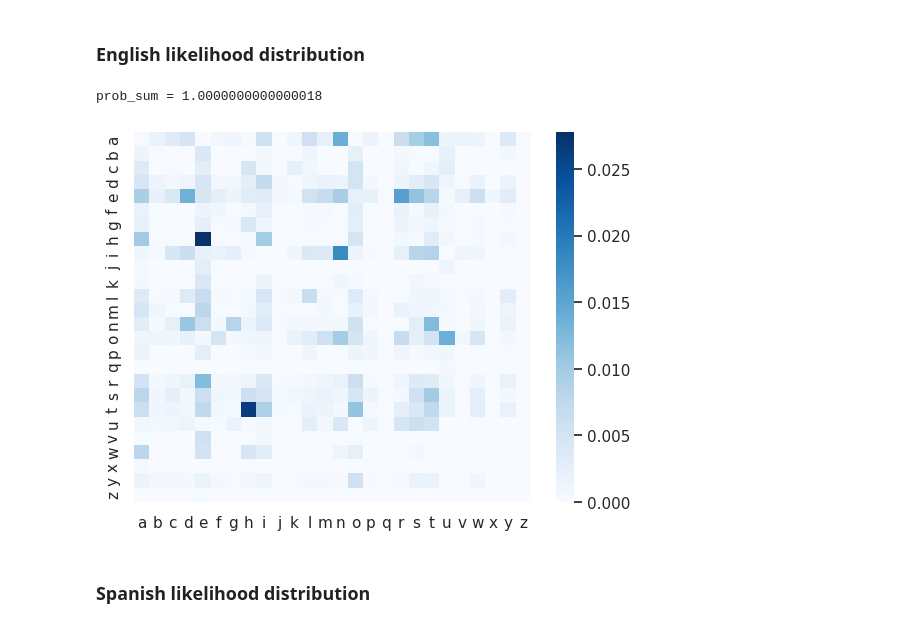
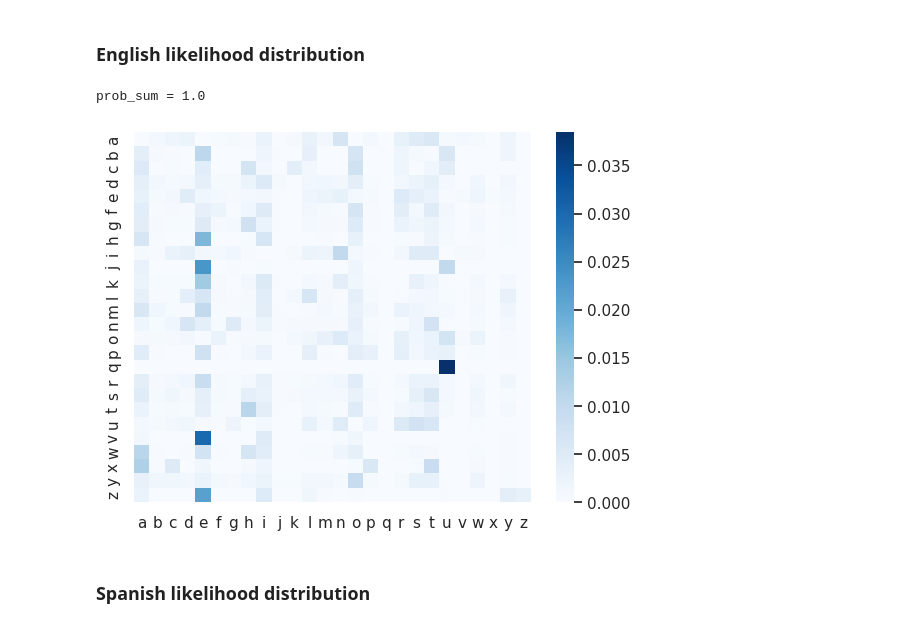
Before and after one commit to jrsalgadoASW/hw3_language_model_joint_conditional, a Jupyter notebook: model_creation.ipynb, the cells around one changed output. Drawn from its saved outputs; the diff is of its cells as text; code cells hidden in the pictures.

Commit message:
Fixed conditional probabilities

```diff
--- a/model_creation.ipynb
+++ b/model_creation.ipynb
@@ -63,14 +63,20 @@ def get_number_of_characters(s: str)->int:
 # %%
 #create matrix with biagram
 def create_biagram()->np.array:
+    """
+    @return a matrix filled with zeroes of size n_char x n_char
+    """
     #The only characters we are going to consider.
     all_characters: list = list(string.ascii_lowercase)
     n_characters = len(all_characters)
     #create the matrix of size n_characters
     biagram: np.array = np.zeros((n_characters,n_characters))
     return biagram
-
 def get_filled_biagram(filename: str)->np.array:
+    """
+    @input filename: Name of the short story
+    @return matrix with character count, and the count of the next character
+    """
     text = read_clean_text(filename)
     #create the matrix of size n_characters
     biagram: np.array = create_biagram()
@@ -270,13 +282,13 @@ print(" Spanish accuracy:", CorrectES/(CorrectES+FailsES),
 ## Conditional
 # %% [markdown]
 ### English likelihood distribution
-# %%
-EN_dist = get_filled_biagram(short_story_name_english)
-# graph_matrix_heatmap(biagram)
-EN_dist = get_conditional_probabilities(EN_dist)
-graph_matrix_heatmap(EN_dist)
-# %% [output]
-prob_sum = 1.0000000000000018
-[figure, removed]
+# %%
+EN_dist_marg = get_character_count(short_story_name_english)
+EN_dist_marg = get_marginal_probabilities(EN_dist_marg,short_story_name_english)
+EN_cond_dist = get_cond_probabilities(EN_dist,EN_dist_marg)
+graph_matrix_heatmap(EN_cond_dist)
+# %% [output]
+prob_sum = 1.0
+[figure, added]
 # %% [markdown]
 ### Spanish likelihood distribution
```
Also changed, not shown: parts of 9 cells of this notebook.
